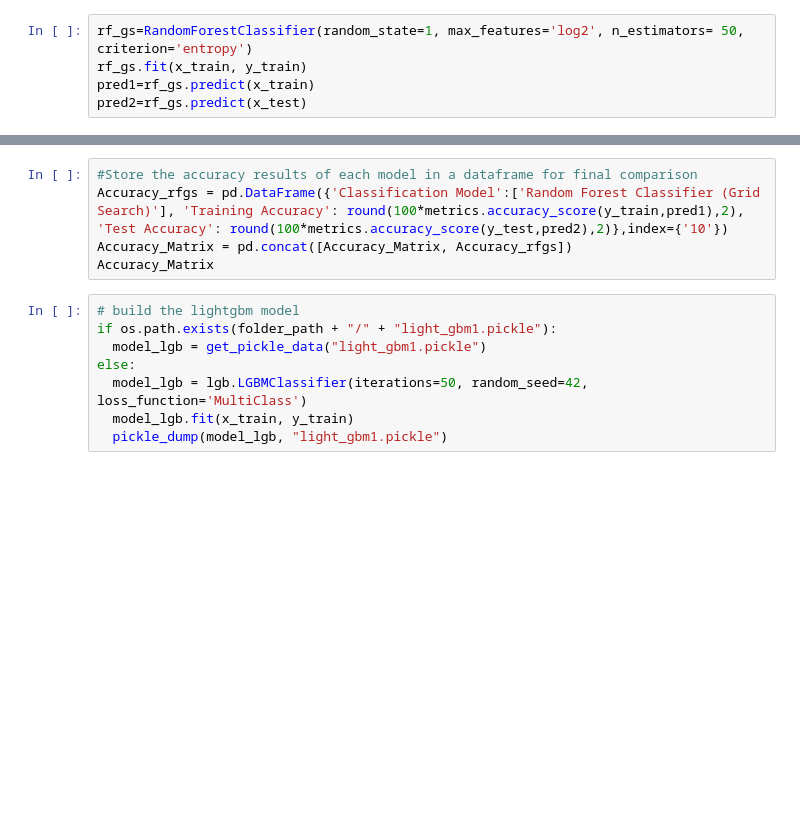
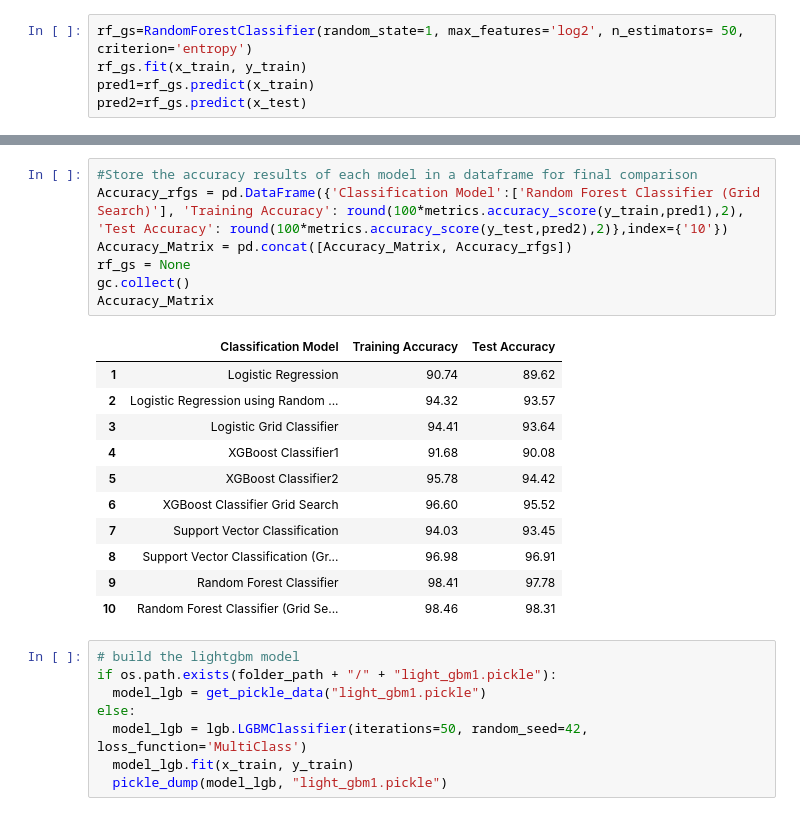
Before and after one commit to ABPande/AIML_CAPSTONE_NLP_B_GRP_4, a Jupyter notebook: Capstone_Project_Final_Jan3.ipynb, the cells around one changed output, grey strips where cells are left out. Drawn from its saved outputs; the diff is of its cells as text; blank space fills up the shorter version.

```diff
--- a/Capstone_Project_Final_Jan3.ipynb
+++ b/Capstone_Project_Final_Jan3.ipynb
@@ -2159,8 +2276,22 @@ print('Classification report  Ensemble Model - RandomForest Classifier: \n',metr
 # %%
 #Store the accuracy results of each model in a dataframe for final comparison
 Accuracy_rfgs = pd.DataFrame({'Classification Model':['Random Forest Classifier (Grid Search)'], 'Training Accuracy': round(100*metrics.accuracy_score(y_train,pred1),2), 'Test Accuracy': round(100*metrics.accuracy_score(y_test,pred2),2)},index={'10'})
 Accuracy_Matrix = pd.concat([Accuracy_Matrix, Accuracy_rfgs])
+rf_gs = None
+gc.collect()
 Accuracy_Matrix
+# %% [output]
+|  | Classification Model | Training Accuracy | Test Accuracy |
+| 1 | Logistic Regression | 90.74 | 89.62 |
+| 2 | Logistic Regression using Random ... | 94.32 | 93.57 |
+| 3 | Logistic Grid Classifier | 94.41 | 93.64 |
+| 4 | XGBoost Classifier1 | 91.68 | 90.08 |
+| 5 | XGBoost Classifier2 | 95.78 | 94.42 |
+| 6 | XGBoost Classifier Grid Search | 96.60 | 95.52 |
+| 7 | Support Vector Classification | 94.03 | 93.45 |
+| 8 | Support Vector Classification (Gr... | 96.98 | 96.91 |
+| 9 | Random Forest Classifier | 98.41 | 97.78 |
+| 10 | Random Forest Classifier (Grid Se... | 98.46 | 98.31 |
 # %%
 # build the lightgbm model
 if os.path.exists(folder_path + "/" + "light_gbm1.pickle"):
```
Also changed, not shown: parts of 27 cells of this notebook.
